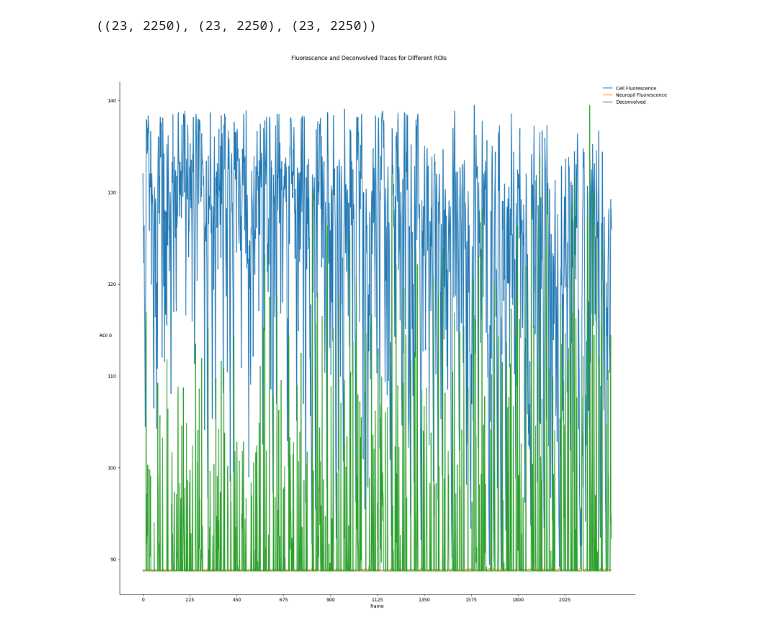
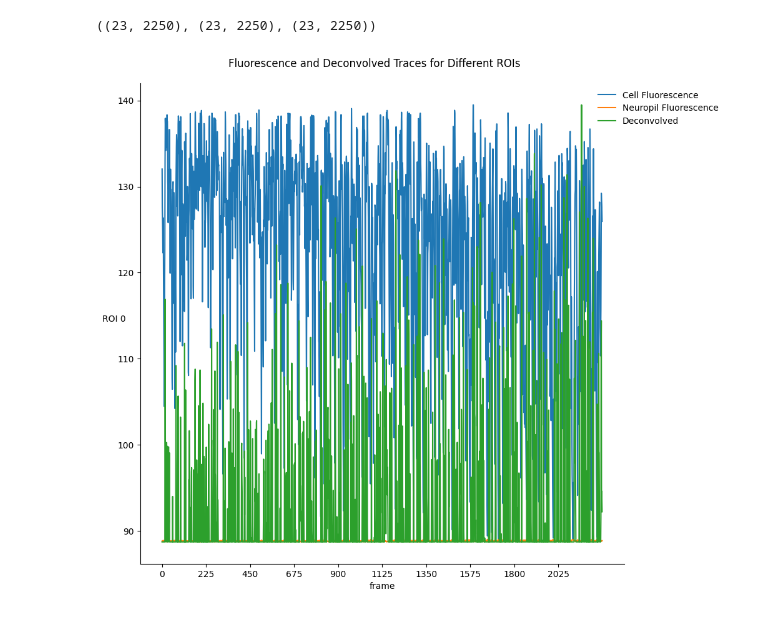
Before and after one commit to rdiazrincon/VTA_SNc, a Jupyter notebook: run_suite2p_colab_2021.ipynb, the cells around one changed output. Drawn from its saved outputs; the diff is of its cells as text; code cells hidden in the pictures.

Commit message:
Adjusting size for Fluorescence plot

```diff
--- a/run_suite2p_colab_2021.ipynb
+++ b/run_suite2p_colab_2021.ipynb
@@ -418,27 +418,27 @@ f_cells.shape, f_neuropils.shape, spks.shape
 # %% [output]
 ((23, 2250), (23, 2250), (23, 2250))
 # %%
-plt.figure(figsize=[20,20])
+plt.figure(figsize=[10,10])
 plt.suptitle("Fluorescence and Deconvolved Traces for Different ROIs", y=0.92);
 rois = np.arange(len(f_cells))[::200]
 for i, roi in enumerate(rois):
     plt.subplot(len(rois), 1, i+1, )
     f = f_cells[roi]
     f_neu = f_neuropils[roi]
     sp = spks[roi]
     # Adjust spks range to match range of fluroescence traces
     fmax = np.maximum(f.max(), f_neu.max())
     fmin = np.minimum(f.min(), f_neu.min())
     frange = fmax - fmin
     sp /= sp.max()
     sp *= frange
     plt.plot(f, label="Cell Fluorescence")
     plt.plot(f_neu, label="Neuropil Fluorescence")
     plt.plot(sp + fmin, label="Deconvolved")
     plt.xticks(np.arange(0, f_cells.shape[1], f_cells.shape[1]/10))
     plt.ylabel(f"ROI {roi}", rotation=0)
     plt.xlabel("frame")
     if i == 0:
         plt.legend(bbox_to_anchor=(0.93, 1))
 # %% [output]
-[figure, old version]
+[figure, new version]
```
